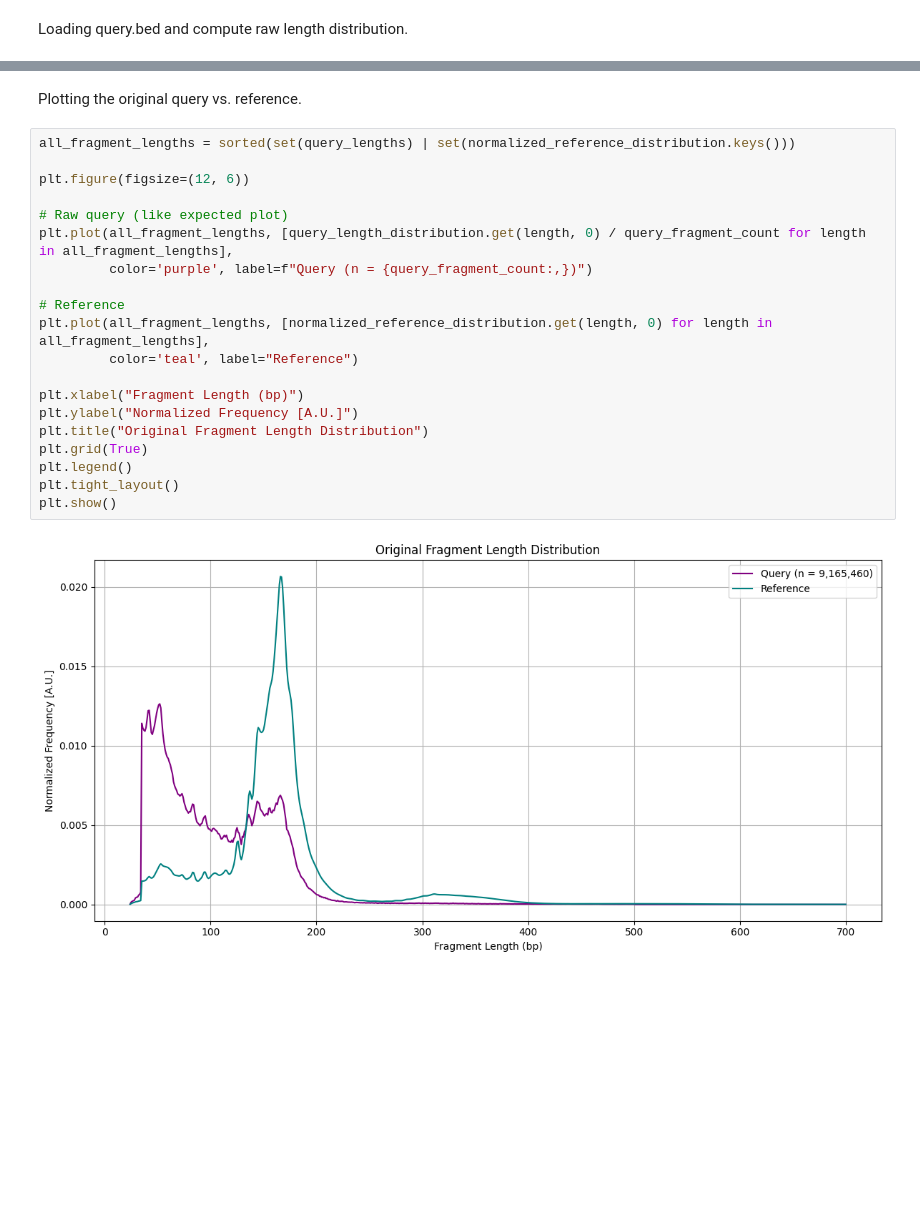
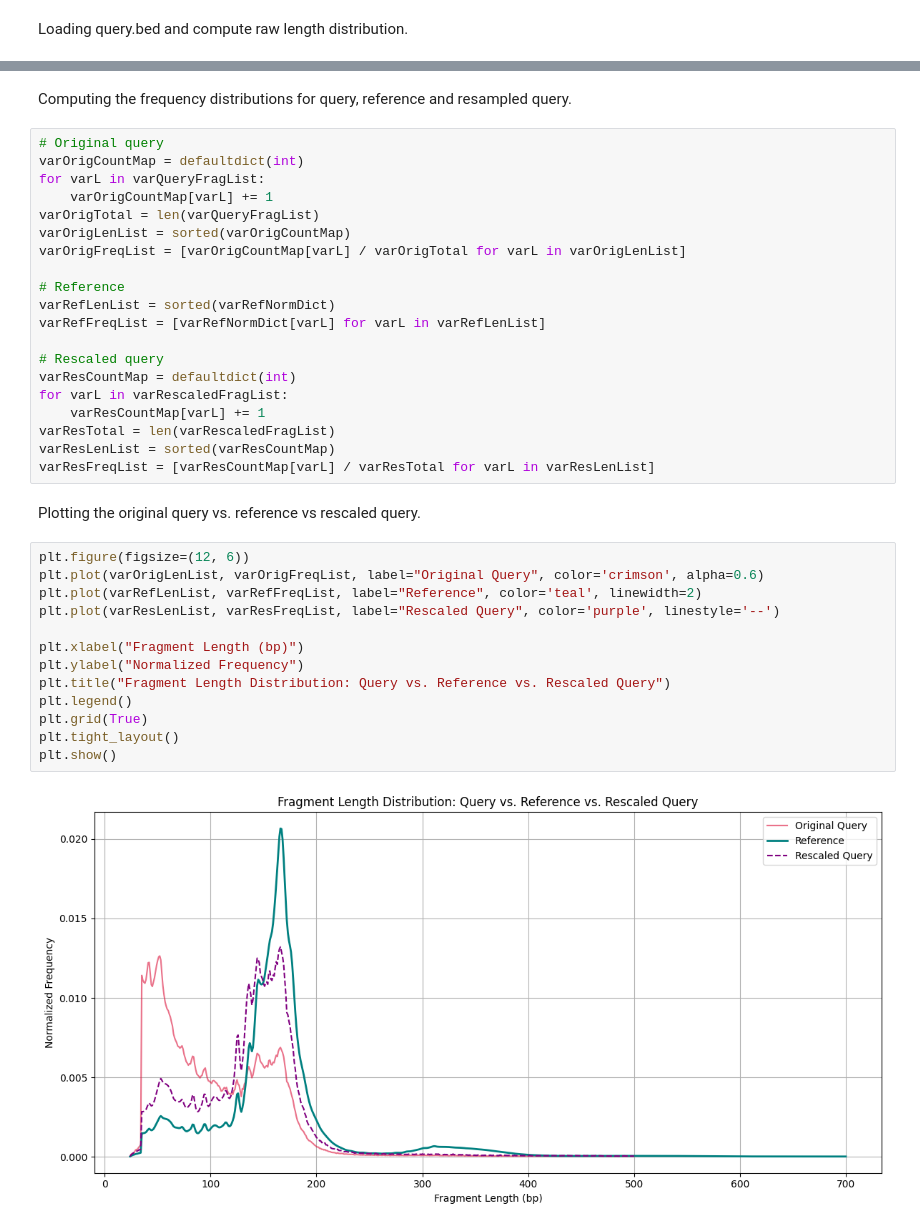
Before and after one commit to v1bh475u/BEE-102-Assignment, a Jupyter notebook: Programming-Assignment/01-Norm_Frequency_and_Rescaling.ipynb, the cells around one changed output, grey strips where cells are left out. Drawn from its saved outputs; the diff is of its cells as text; blank space fills up the shorter version.

```diff
--- a/Programming-Assignment/01-Norm_Frequency_and_Rescaling.ipynb
+++ b/Programming-Assignment/01-Norm_Frequency_and_Rescaling.ipynb
@@ -79,24 +91,39 @@ normalized_reference_distribution = {length: freq / total_reference_frequency
+# %% [markdown]
+Computing the frequency distributions for query, reference and resampled query.
+# %%
+# Original query
+varOrigCountMap = defaultdict(int)
+for varL in varQueryFragList:
+    varOrigCountMap[varL] += 1
+varOrigTotal = len(varQueryFragList)
+varOrigLenList = sorted(varOrigCountMap)
+varOrigFreqList = [varOrigCountMap[varL] / varOrigTotal for varL in varOrigLenList]
+
+# Reference
+varRefLenList = sorted(varRefNormDict)
+varRefFreqList = [varRefNormDict[varL] for varL in varRefLenList]
+
+# Rescaled query
+varResCountMap = defaultdict(int)
+for varL in varRescaledFragList:
+    varResCountMap[varL] += 1
+varResTotal = len(varRescaledFragList)
+varResLenList = sorted(varResCountMap)
+varResFreqList = [varResCountMap[varL] / varResTotal for varL in varResLenList]
 # %% [markdown]
-Plotting the original query vs. reference.
+Plotting the original query vs. reference vs rescaled query.
 # %%
-all_fragment_lengths = sorted(set(query_lengths) | set(normalized_reference_distribution.keys()))
-
 plt.figure(figsize=(12, 6))
-
-# Raw query (like expected plot)
-plt.plot(all_fragment_lengths, [query_length_distribution.get(length, 0) / query_fragment_count for length in all_fragment_lengths],
-         color='purple', label=f"Query (n = {query_fragment_count:,})")
-
-# Reference
-plt.plot(all_fragment_lengths, [normalized_reference_distribution.get(length, 0) for length in all_fragment_lengths],
-         color='teal', label="Reference")
+plt.plot(varOrigLenList, varOrigFreqList, label="Original Query", color='crimson', alpha=0.6)
+plt.plot(varRefLenList, varRefFreqList, label="Reference", color='teal', linewidth=2)
+plt.plot(varResLenList, varResFreqList, label="Rescaled Query", color='purple', linestyle='--')
 
 plt.xlabel("Fragment Length (bp)")
-plt.ylabel("Normalized Frequency [A.U.]")
-plt.title("Original Fragment Length Distribution")
+plt.ylabel("Normalized Frequency")
+plt.title("Fragment Length Distribution: Query vs. Reference vs. Rescaled Query")
+plt.legend()
 plt.grid(True)
-plt.legend()
 plt.tight_layout()
 plt.show()
 # %% [output]
-[figure, old version]
+[figure, new version]
```
Also changed, not shown: parts of 12 cells of this notebook.
